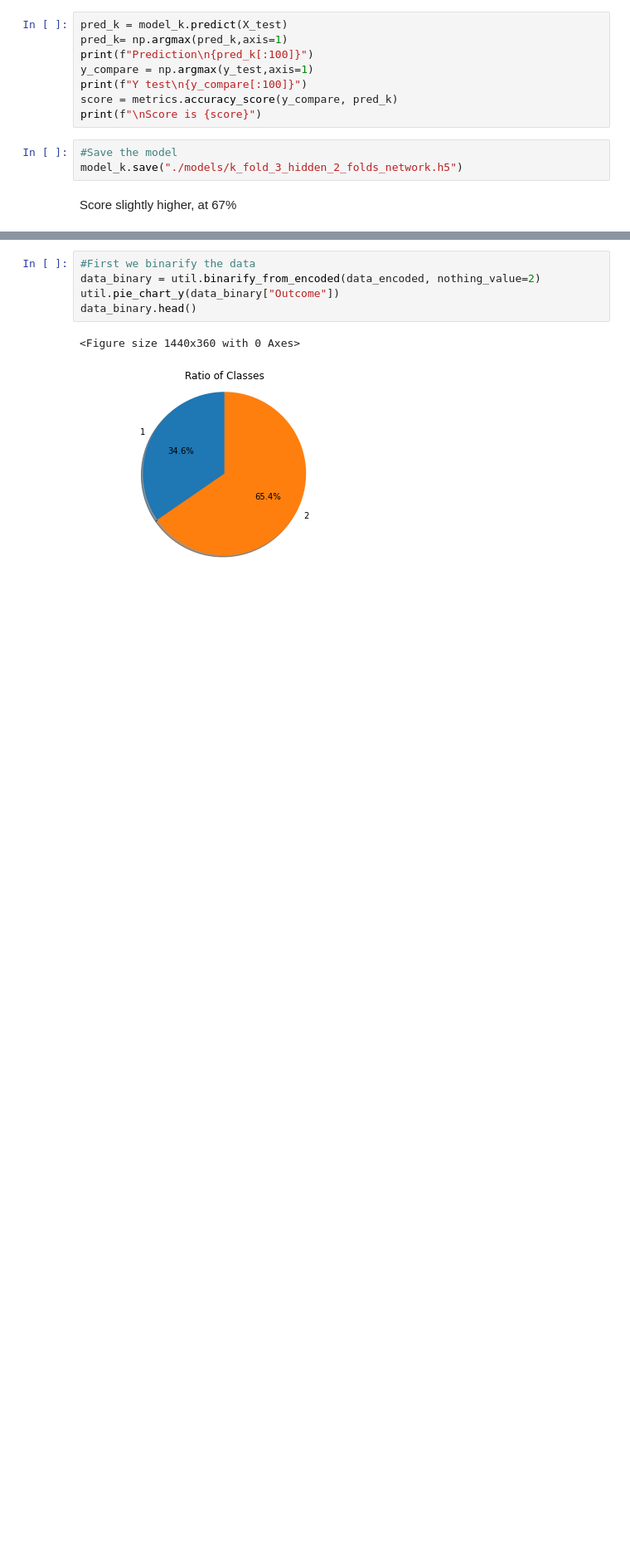
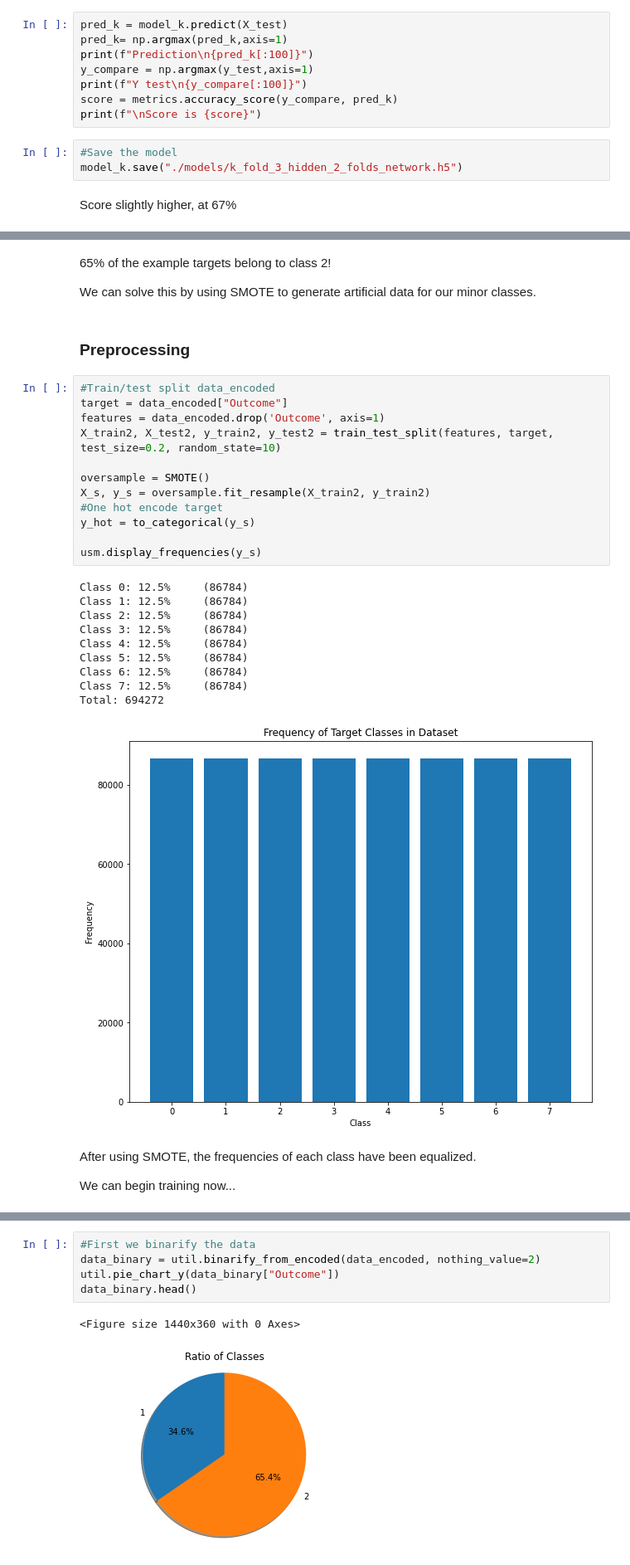
Before and after one commit to MQumairi/intro_to_ai_coursework, a Jupyter notebook: src/MLP.ipynb, the cells around one changed output, grey strips where cells are left out. Shown at 83% size. Saved outputs shown, nothing was run; the diff lists cells and outputs as text; blank space fills up the shorter version.

Commit message:
SMOTE utility

```diff
--- a/src/MLP.ipynb
+++ b/src/MLP.ipynb
@@ -246,0 +240,33 @@ print(X_train_smote.shape)
+# %% [markdown]
+65% of the example targets belong to class 2!
+
+We can solve this by using SMOTE to generate artificial data for our minor classes.
+# %% [markdown]
+### Preprocessing
+# %%
+#Train/test split data_encoded
+target = data_encoded["Outcome"]
+features = data_encoded.drop('Outcome', axis=1)
+X_train2, X_test2, y_train2, y_test2 = train_test_split(features, target, test_size=0.2, random_state=10)
+
+oversample = SMOTE()
+X_s, y_s = oversample.fit_resample(X_train2, y_train2)
+#One hot encode target
+y_hot = to_categorical(y_s)
+
+usm.display_frequencies(y_s)
+# %% [output]
+Class 0: 12.5%     (86784)
+Class 1: 12.5%     (86784)
+Class 2: 12.5%     (86784)
+Class 3: 12.5%     (86784)
+Class 4: 12.5%     (86784)
+Class 5: 12.5%     (86784)
+Class 6: 12.5%     (86784)
+Class 7: 12.5%     (86784)
+Total: 694272
+[figure, added]
+# %% [markdown]
+After using SMOTE, the frequencies of each class have been equalized.
+
+We can begin training now...
```
Also changed, not shown: parts of 37 cells of this notebook, 30 other files.
